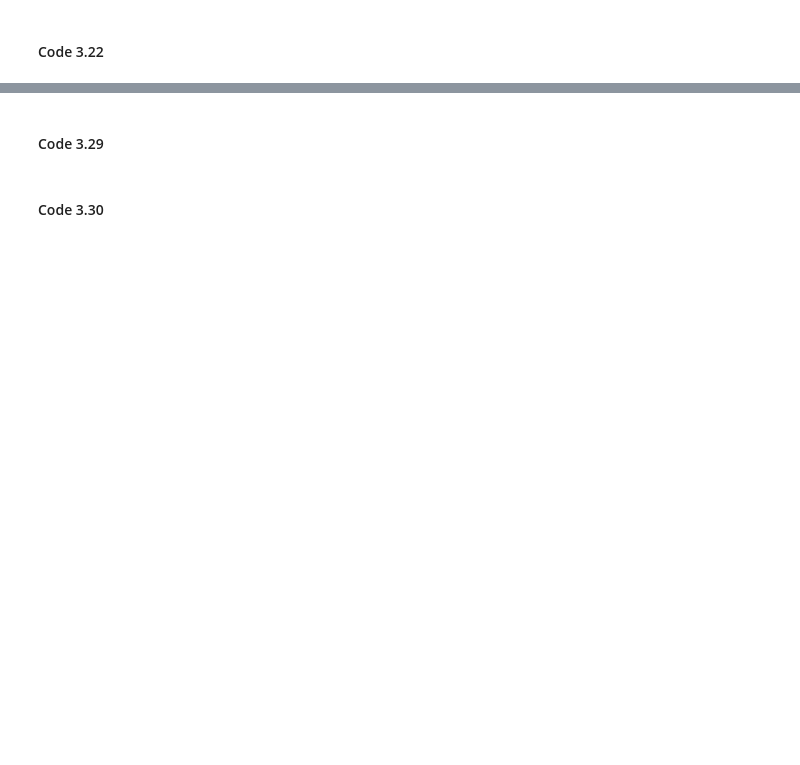
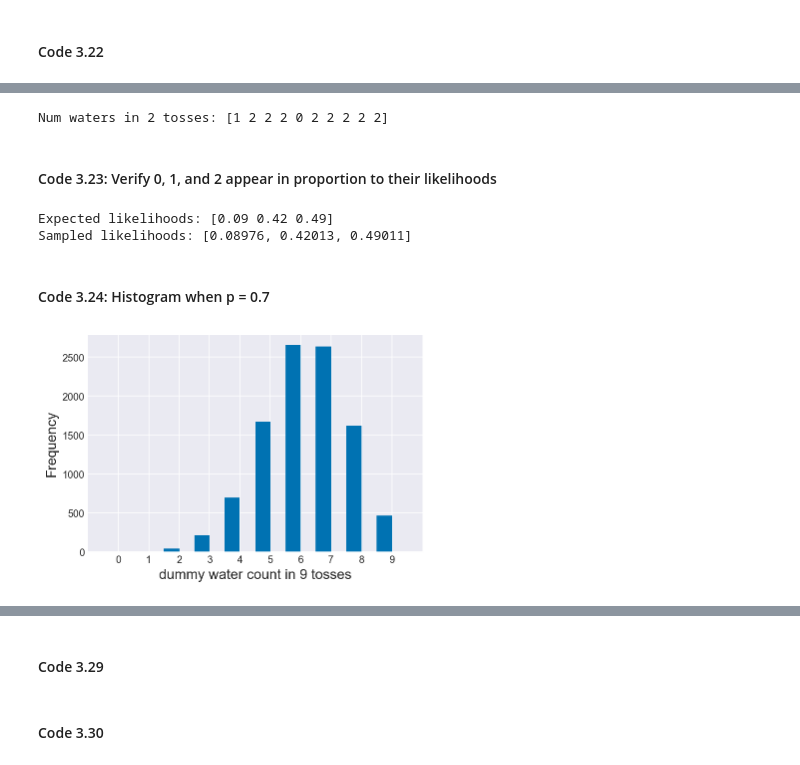
Before and after one commit to jshapiro314/resources, a Jupyter notebook: Rethinking/Chp_03.ipynb, the cells around one changed output, grey strips where cells are left out. Cells and saved outputs as stored; diff of their text form; code cells hidden in the pictures; blank space fills up the shorter version.

```diff
--- a/Rethinking/Chp_03.ipynb
+++ b/Rethinking/Chp_03.ipynb
@@ -194,0 +229,39 @@ array([2, 1, 1, 2, 2, 2, 2, 2, 1, 2])
+# %%
+tosses = 2
+num_samples = 10
+results = stats.binom.rvs(n=tosses, p=0.7, size=num_samples)
+print(f'Num waters in {tosses} tosses: {results}')
+# %% [output]
+Num waters in 2 tosses: [1 2 2 2 0 2 2 2 2 2]
+# %% [markdown]
+#### Code 3.23: Verify 0, 1, and 2 appear in proportion to their likelihoods
+# %%
+expected_likelihoods = stats.binom.pmf(range(3), n=2, p=0.7)
+
+dummy_w = stats.binom.rvs(n=2, p=0.7, size=int(1e5))
+sampled_likelihoods = [(dummy_w == i).mean() for i in range(3)]
+
+print(f'Expected likelihoods: {expected_likelihoods}')
+print(f'Sampled likelihoods: {sampled_likelihoods}')
+# %% [output]
+Expected likelihoods: [0.09 0.42 0.49]
+Sampled likelihoods: [0.08976, 0.42013, 0.49011]
+# %% [markdown]
+#### Code 3.24: Histogram when p = 0.7
+# %%
+def plot_histogram(tosses, prob, samples=10000):
+    """
+    Analogous to simplehist referenced in 3.24.
+    Samples a binomial defined by the input parameters
+    and plots the outputs as a histogram
+    """
+    dummy_w = stats.binom.rvs(n=tosses, p=prob, size=samples)
+    bins = np.linspace(-1,tosses,tosses+2) + 0.5
+    plt.hist(dummy_w, bins=bins, width=0.5)
+    plt.xlabel(f'dummy water count in {tosses} tosses', fontsize=14)
+    plt.xticks(np.arange(0,tosses+1))
+    plt.ylabel('Frequency', fontsize=14);
+# %%
+plot_histogram(tosses=9, prob=0.7)
+# %% [output]
+[figure, added]
```
Also changed, not shown: parts of 50 cells of this notebook.
